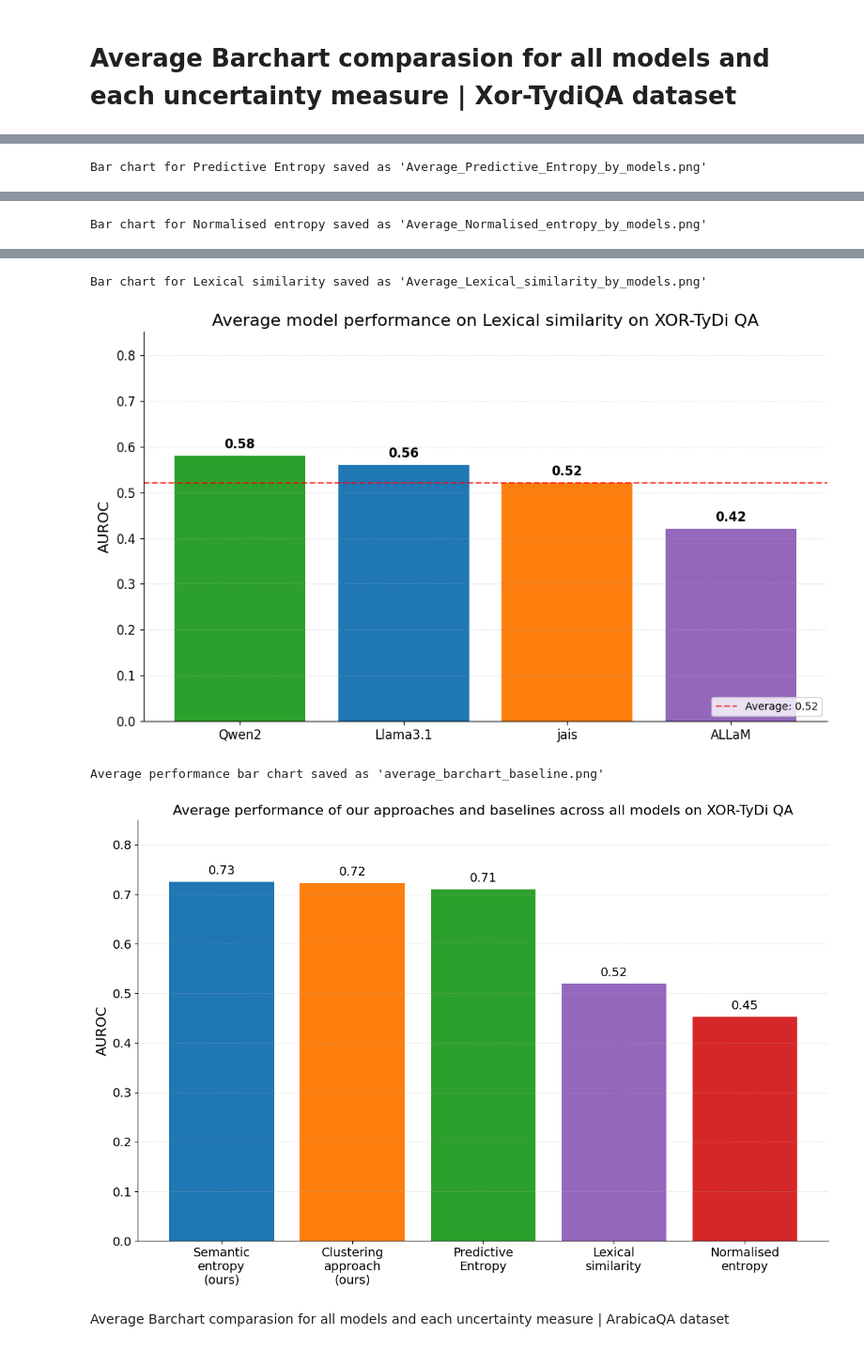
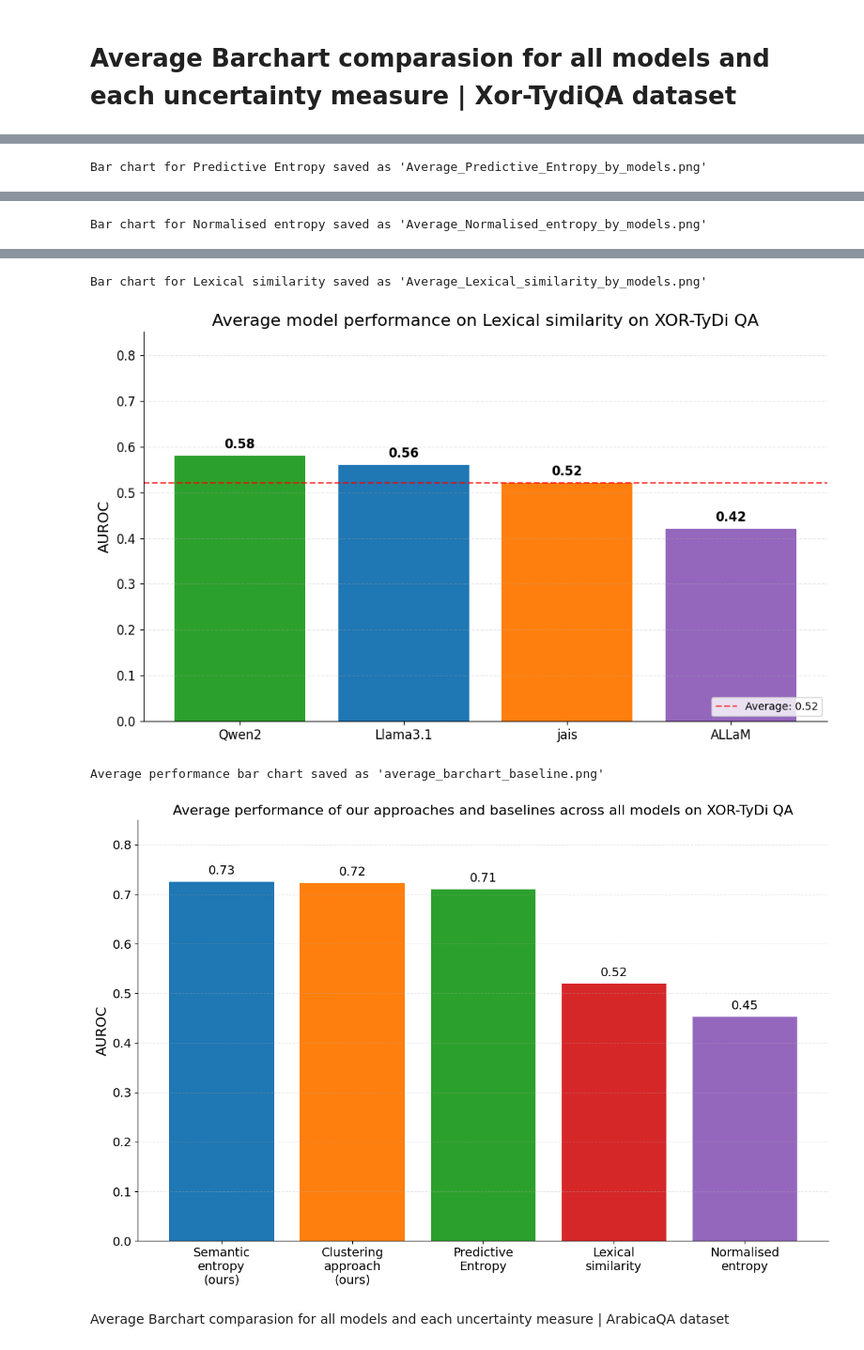
Before and after one commit to Reemaalt/Detection-of-Hallucination-in-Arabic, a Jupyter notebook: Baseline_Evaluation.ipynb, the cells around one changed output, grey strips where cells are left out. Shown at 94% size. Cells and saved outputs as stored; diff of their text form; code cells hidden in the pictures.

```diff
--- a/Baseline_Evaluation.ipynb
+++ b/Baseline_Evaluation.ipynb
@@ -868,11 +868,24 @@ avg_df = avg_df.sort_values(by='Average AUROC', ascending=False)
 # Apply the pretty labels
 avg_df['Plot Label'] = avg_df['Measure'].map(measure_labels)
 
-# Define colors for the bars
-colors = ['#1f77b4', '#ff7f0e', '#2ca02c', '#9467bd', '#d62728']
 
-# Create the bar chart
-bars = plt.bar(avg_df['Plot Label'], avg_df['Average AUROC'], color=colors[:len(avg_df)])
+# Define colors for the uncertainty measures
+measure_colors = {
+    'SE': '#1f77b4',                               # blue
+    'Clustering approach': '#ff7f0e',              # orange
+    'Predictive Entropy': '#2ca02c',               # green
+    'Length Normalized Predictive Entropy': '#9467bd',  # purple
+    'Lexical Similarity': '#d62728'                # red
+}
+
+# Create the bar chart with consistent colors
+bars = plt.bar(avg_df['Plot Label'], avg_df['Average AUROC'],
+               color=[measure_colors[measure] for measure in avg_df['Measure']])
+
+# Set the axis labels and limits - starting from 0
+plt.ylabel('AUROC', fontsize=16)
+plt.ylim([0, 0.85])
+
 
 # Set the axis labels and limits - starting from 0
 plt.ylabel('AUROC', fontsize=16)
@@ -892,34 +905,34 @@ plt.xticks(fontsize=14)
 plt.yticks(fontsize=14)
 
 # Remove the top and right spines
 plt.gca().spines['top'].set_visible(False)
 plt.gca().spines['right'].set_visible(False)
 
 # Add a title
 plt.title('Average performance of our approaches and baselines across all models on XOR-TyDi QA', fontsize=16)
 
 # Ensure layout is tight
 plt.tight_layout()
 
 # Save the figure with high resolution
 plt.savefig('average_barchart_baseline.png', dpi=300, bbox_inches='tight')
 print("Average performance bar chart saved as 'average_barchart_baseline.png'")
 
 # Show the plot
 plt.show()
 # %% [output]
 Bar chart for Semantic entropy (ours) saved as 'Average_Semantic_entropy_ours_by_models.png'
 [figure]
 Bar chart for Clustering approach (ours) saved as 'Average_Clustering_approach_ours_by_models.png'
 [figure]
 Bar chart for Predictive Entropy saved as 'Average_Predictive_Entropy_by_models.png'
 [figure]
 Bar chart for Normalised entropy saved as 'Average_Normalised_entropy_by_models.png'
 [figure]
 Bar chart for Lexical similarity saved as 'Average_Lexical_similarity_by_models.png'
 [figure]
 Average performance bar chart saved as 'average_barchart_baseline.png'
-[figure, old version]
+[figure, new version]
 # %% [markdown]
 Average Barchart comparasion for all models and each uncertainty measure | ArabicaQA dataset
 # %%
```
Also changed, not shown: parts of 1 cell of this notebook.
